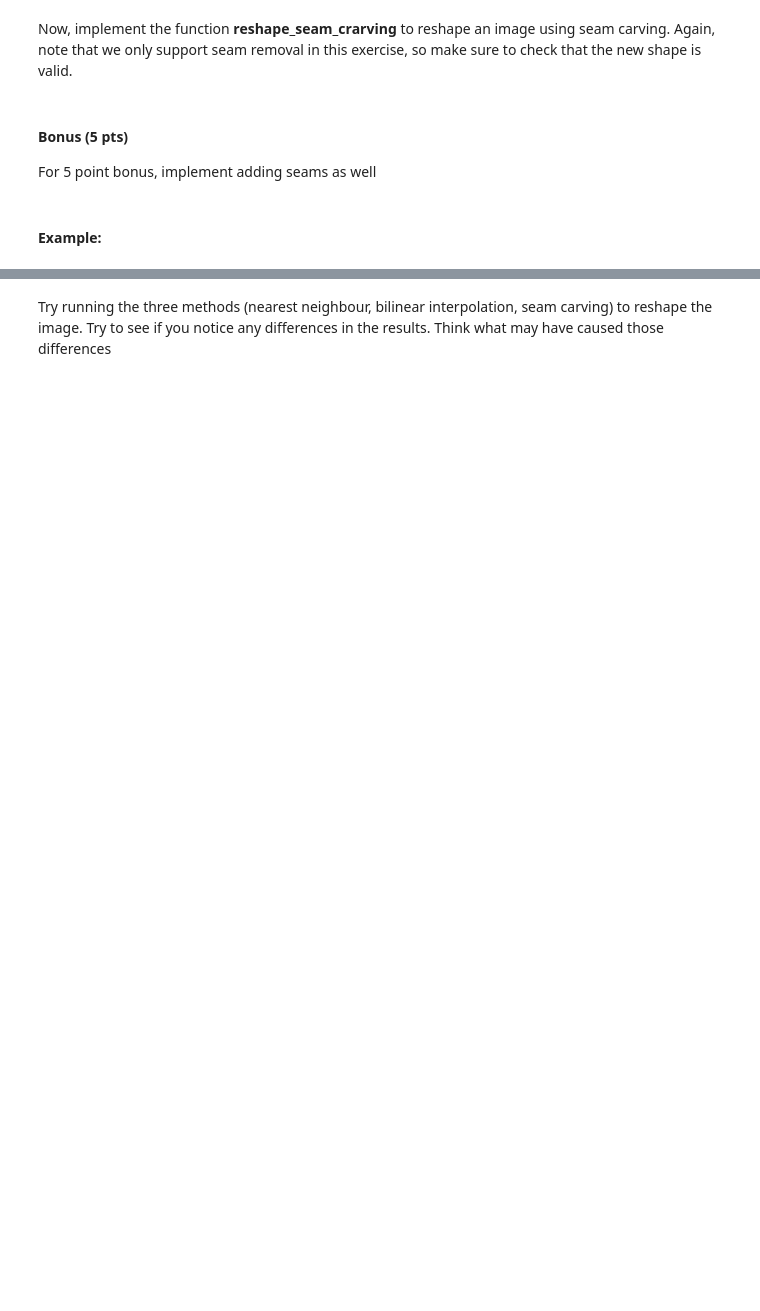
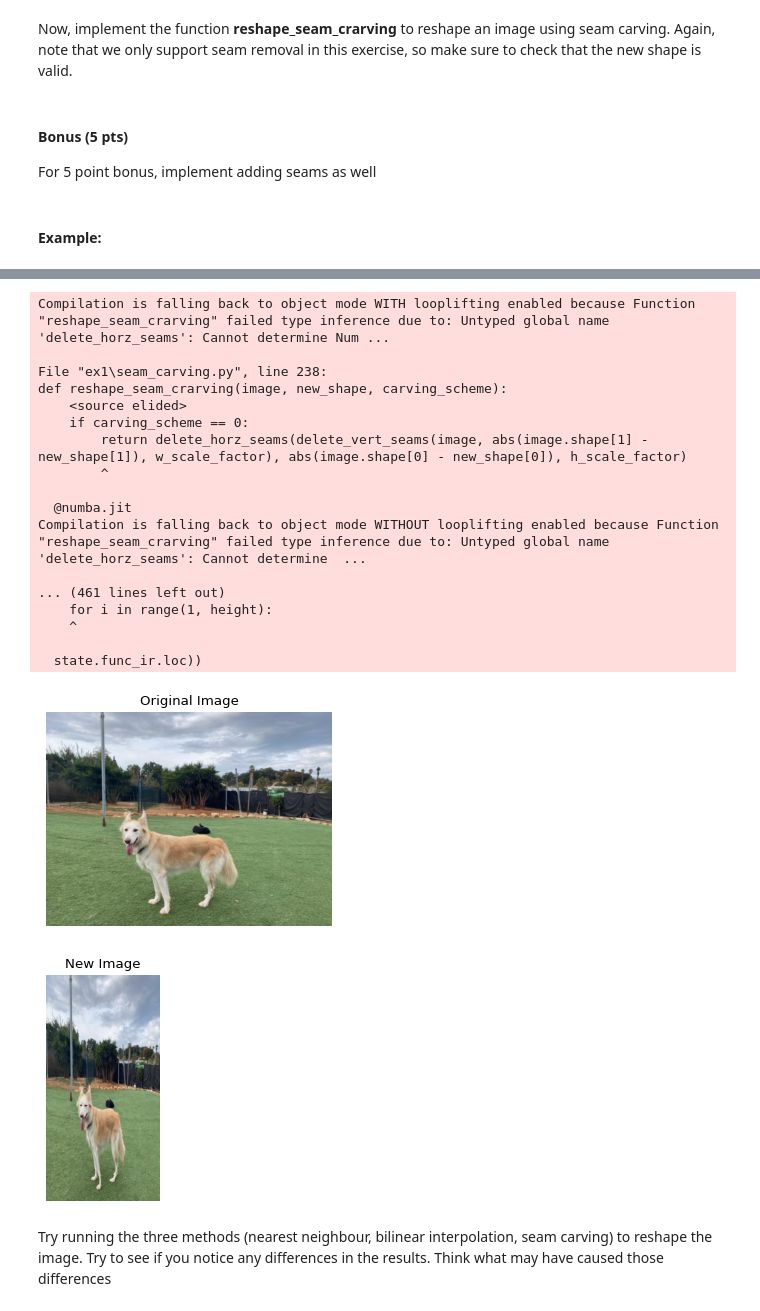
Before and after one commit to liavt/graphics-hw, a Jupyter notebook: Seam Carving.ipynb, the cells around one changed output, grey strips where cells are left out. Saved outputs shown, nothing was run; the diff lists cells and outputs as text; code cells hidden in the pictures; blank space fills up the shorter version.

```diff
--- a/Seam Carving.ipynb
+++ b/Seam Carving.ipynb
@@ -224,9 +241,29 @@ def compare_images(org, new):
     plt.savefig("new.jpg", bbox_inches="tight", pad_inches=0.0)
     plt.show()
 # %%
-new_shape = (200, 300)
+new_shape = (600, 300)
 carve_mode = VERTICAL_HORIZONTAL
 new_img = seam_carving.reshape_seam_crarving(image, new_shape, carve_mode)
 compare_images(image, new_img)
+# %% [output]
+Compilation is falling back to object mode WITH looplifting enabled because Function "reshape_seam_crarving" failed type inference due to: Untyped global name 'delete_horz_seams': Cannot determine Num ...
+
+File "ex1\seam_carving.py", line 238:
+def reshape_seam_crarving(image, new_shape, carving_scheme):
+    <source elided>
+    if carving_scheme == 0:
+        return delete_horz_seams(delete_vert_seams(image, abs(image.shape[1] - new_shape[1]), w_scale_factor), abs(image.shape[0] - new_shape[0]), h_scale_factor)
+        ^
+
+  @numba.jit
+Compilation is falling back to object mode WITHOUT looplifting enabled because Function "reshape_seam_crarving" failed type inference due to: Untyped global name 'delete_horz_seams': Cannot determine  ...
+
+... (461 lines left out)
+    for i in range(1, height):
+    ^
+
+  state.func_ir.loc))
+[figure, added]
+[figure, added]
 # %% [markdown]
 Try running the three methods (nearest neighbour, bilinear interpolation, seam carving) to reshape the image. Try to see if you notice any differences in the results. Think what may have caused those differences
```
Also changed, not shown: parts of 3 cells of this notebook, 2 other files.
